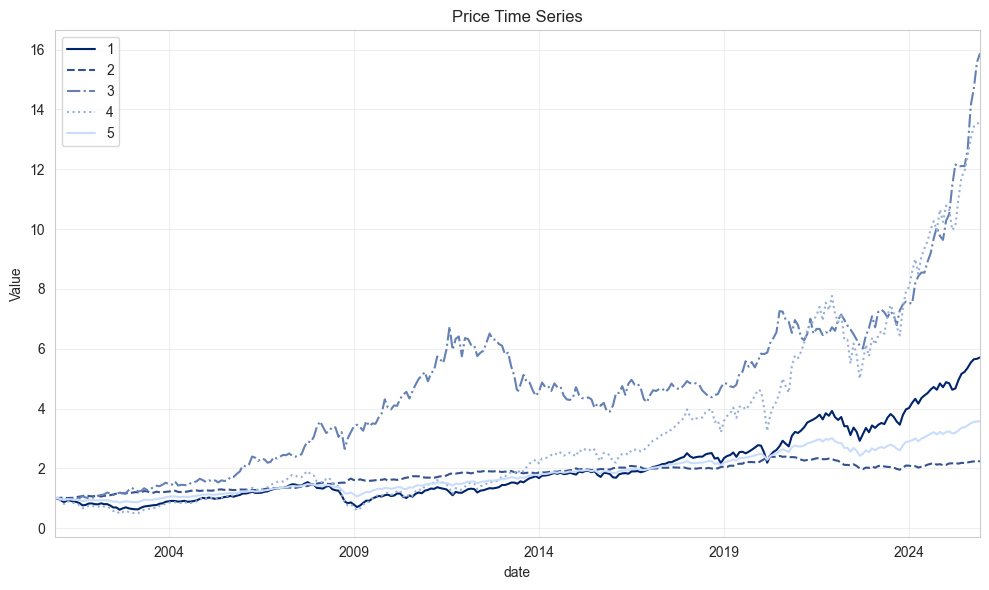
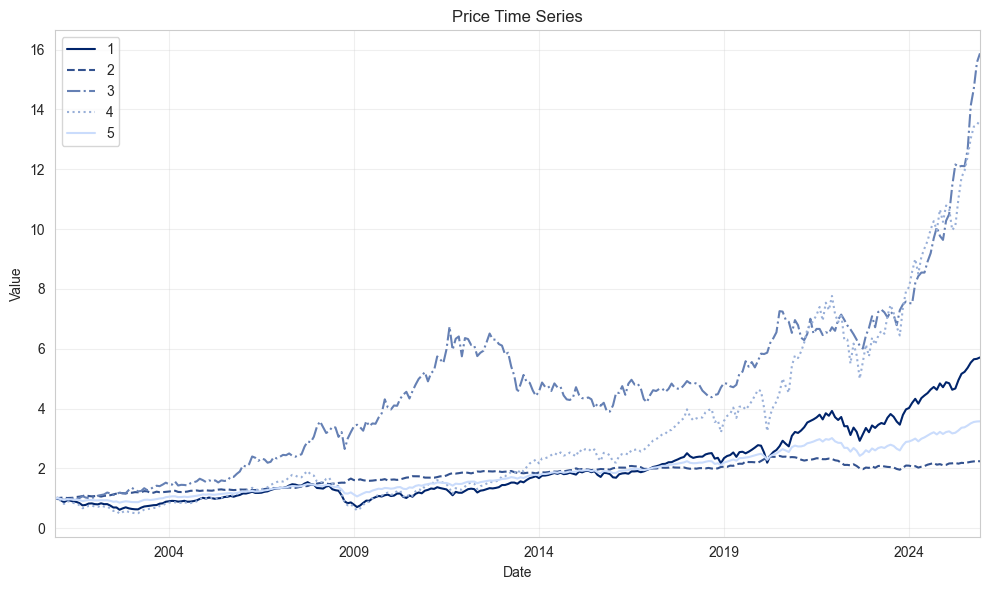
Unified diff of the notebook cell whose output changed from the first chart to the second:
--- before
+++ after
@@ -2,4 +2,5 @@
 data.plot(figsize=(10, 6), title='Price Time Series', style=line_styles)
 plt.grid(True, alpha=0.3)
+plt.xlabel('Date')
 plt.ylabel('Value')
 plt.tight_layout()

Commit: added s&p500 for comparison and fixed some typos